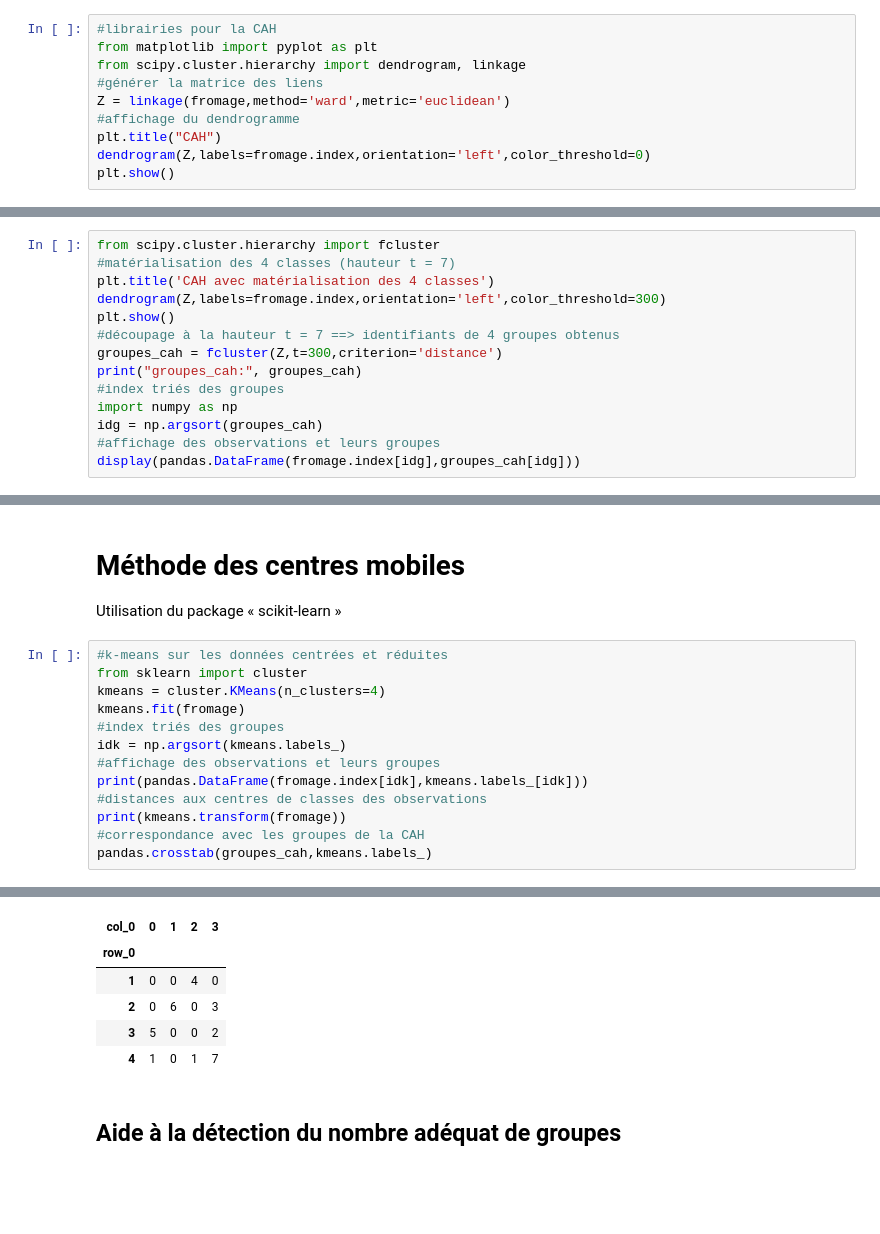
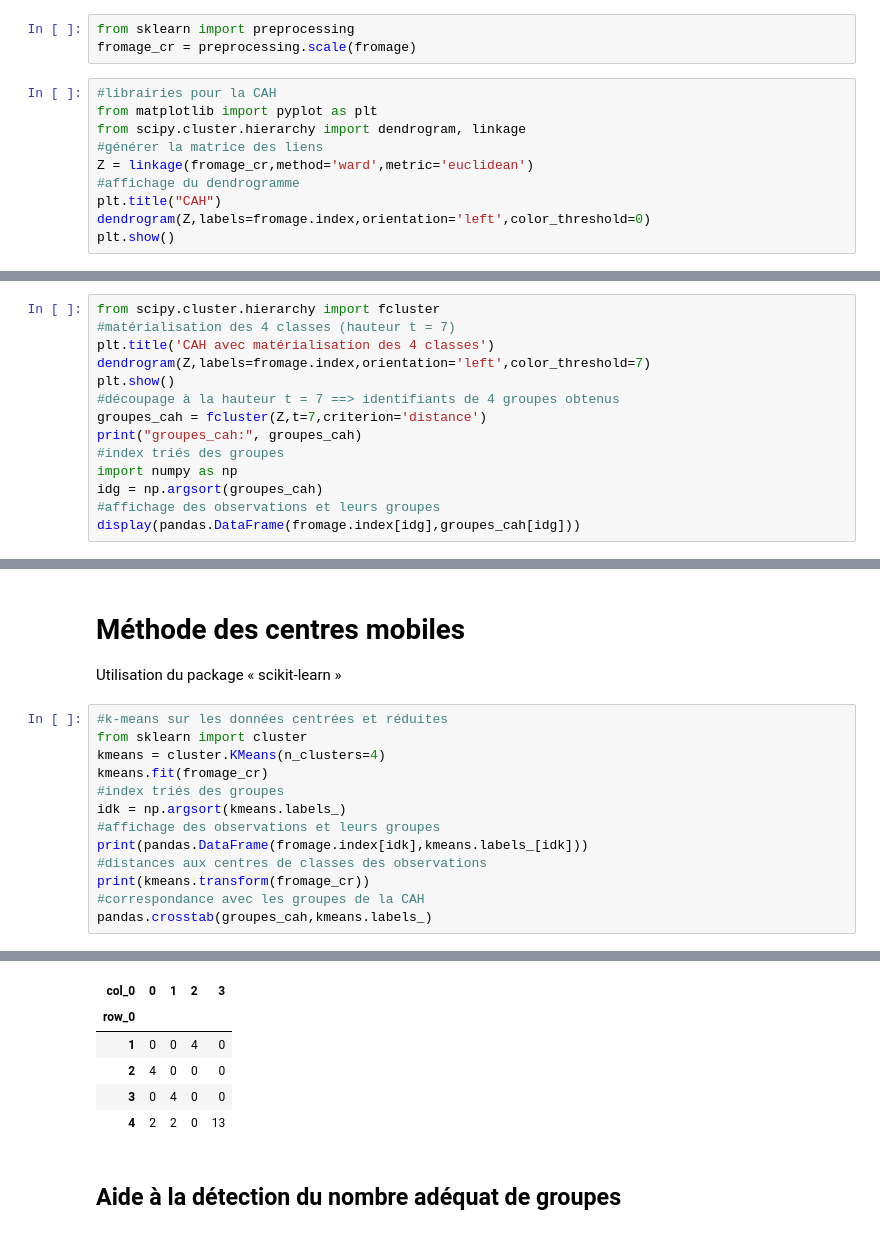
Before and after one commit to sarahmoussaoui/Machine-learning-for-Data-Science-Practical-Work, a Jupyter notebook: TP1/tp1.ipynb, the cells around one changed output, grey strips where cells are left out. Cells and saved outputs as stored; diff of their text form; blank space fills up the shorter version.

```diff
--- a/TP1/tp1.ipynb
+++ b/TP1/tp1.ipynb
@@ -16,12 +55,15 @@ scatter_matrix(fromage,figsize=(9,9))
 # %% [markdown]
 # Classification ascendante hiérarchique
 Utilisation du package « scipy »
+# %%
+from sklearn import preprocessing
+fromage_cr = preprocessing.scale(fromage)
 # %%
 #librairies pour la CAH
 from matplotlib import pyplot as plt
 from scipy.cluster.hierarchy import dendrogram, linkage
 #générer la matrice des liens
-Z = linkage(fromage,method='ward',metric='euclidean')
+Z = linkage(fromage_cr,method='ward',metric='euclidean')
 #affichage du dendrogramme
 plt.title("CAH")
 dendrogram(Z,labels=fromage.index,orientation='left',color_threshold=0)
@@ -32,10 +76,10 @@ plt.show()
 from scipy.cluster.hierarchy import fcluster
 #matérialisation des 4 classes (hauteur t = 7)
 plt.title('CAH avec matérialisation des 4 classes')
-dendrogram(Z,labels=fromage.index,orientation='left',color_threshold=300)
+dendrogram(Z,labels=fromage.index,orientation='left',color_threshold=7)
 plt.show()
 #découpage à la hauteur t = 7 ==> identifiants de 4 groupes obtenus
-groupes_cah = fcluster(Z,t=300,criterion='distance')
+groupes_cah = fcluster(Z,t=7,criterion='distance')
 print("groupes_cah:", groupes_cah)
 #index triés des groupes
 import numpy as np
@@ -78,13 +121,13 @@ Utilisation du package « scikit-learn »
 #k-means sur les données centrées et réduites
 from sklearn import cluster
 kmeans = cluster.KMeans(n_clusters=4)
-kmeans.fit(fromage)
+kmeans.fit(fromage_cr)
 #index triés des groupes
 idk = np.argsort(kmeans.labels_)
 #affichage des observations et leurs groupes
 print(pandas.DataFrame(fromage.index[idk],kmeans.labels_[idk]))
 #distances aux centres de classes des observations
-print(kmeans.transform(fromage))
+print(kmeans.transform(fromage_cr))
 #correspondance avec les groupes de la CAH
 pandas.crosstab(groupes_cah,kmeans.labels_)
 # %% [output]
@@ -108,9 +151,9 @@ pandas.crosstab(groupes_cah,kmeans.labels_)
 | col_0 | 0 | 1 | 2 | 3 |
 | row_0 |  |  |  |  |
 | 1 | 0 | 0 | 4 | 0 |
-| 2 | 0 | 6 | 0 | 3 |
-| 3 | 5 | 0 | 0 | 2 |
-| 4 | 1 | 0 | 1 | 7 |
+| 2 | 4 | 0 | 0 | 0 |
+| 3 | 0 | 4 | 0 | 0 |
+| 4 | 2 | 2 | 0 | 13 |
 # %% [markdown]
 ## Aide à la détection du nombre adéquat de groupes
 # %%
```
Also changed, not shown: parts of 11 cells of this notebook.
